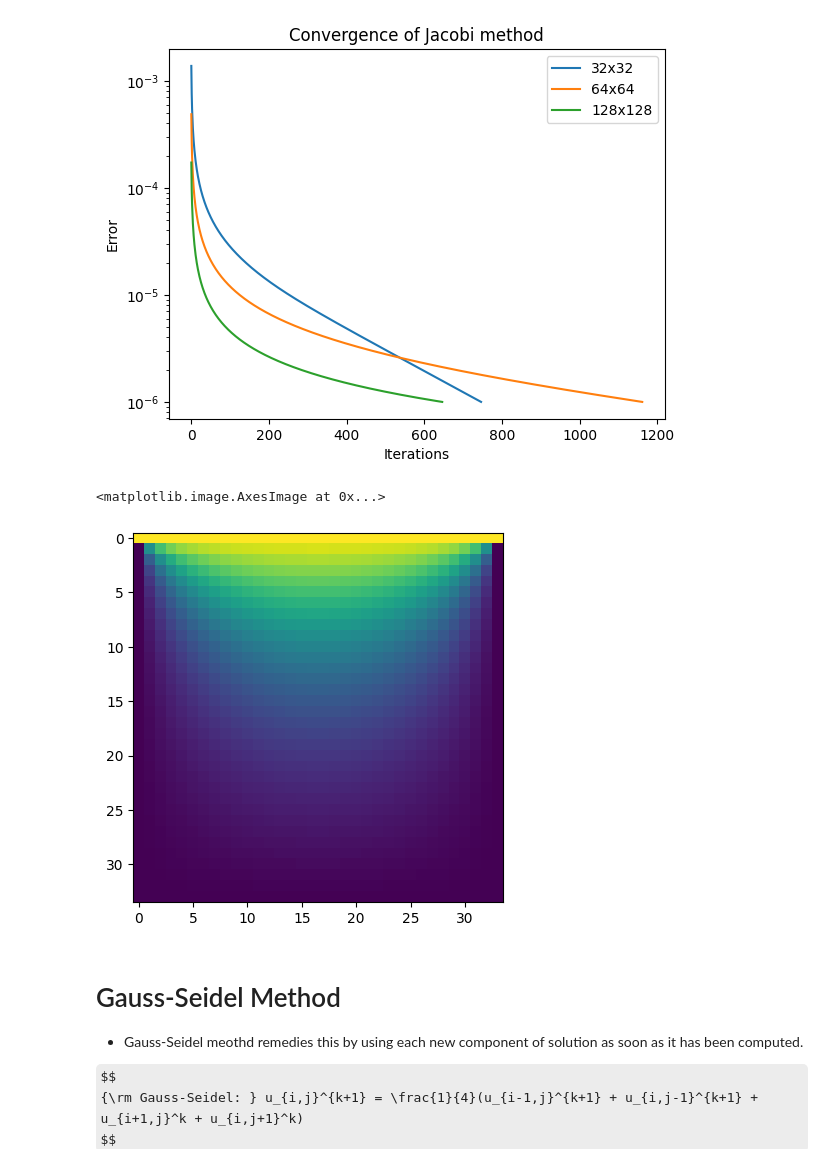
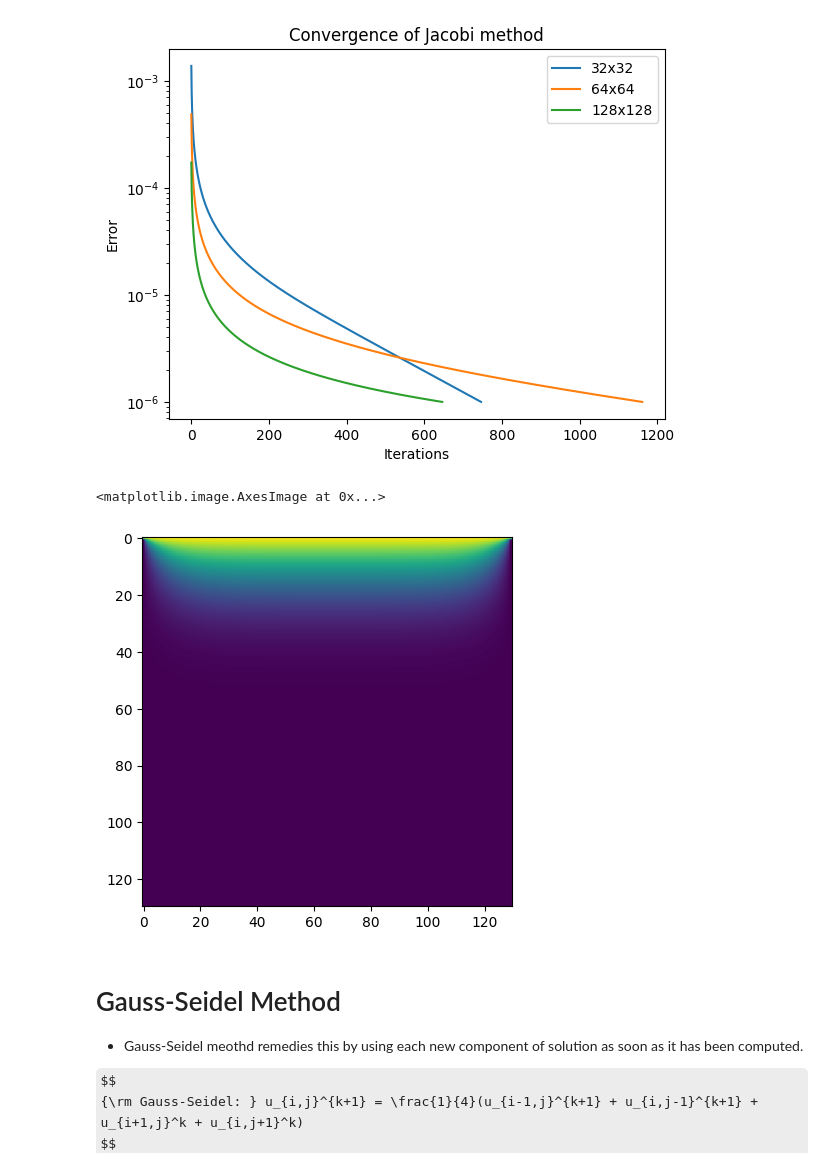
Before and after one commit to patty447/computationalPhysics-112, a Jupyter notebook: project3/project3_demo5.ipynb, the cells around one changed output. Cells and saved outputs as stored; diff of their text form; code cells hidden in the pictures; some formulas as TeX source.

```diff
--- a/project3/project3_demo5.ipynb
+++ b/project3/project3_demo5.ipynb
@@ -127,8 +144,8 @@ def initialize_grid(N):
 def jacobi_iteration(u_old):
     nx, ny = u_old.shape
     u_new = np.zeros_like(u_old)
-    for i in range(1, nx-1 ):
-        for j in range(1, ny-1 ):
+    for i in prange(1, nx-1 ):
+        for j in prange(1, ny-1 ):
             u_new[i, j] = 0.25 * (u_old[i - 1, j] + u_old[i, j - 1] + u_old[i + 1, j] + u_old[i, j + 1])
     return u_new
 
@@ -150,6 +167,7 @@ def relax(N, tolerance=1e-6, max_iterations=10000):
             break
     return u, error_history
 
+
 # Main function to run and plot the relaxation process
 def main():
     sizes = [32, 64, 128]
@@ -169,11 +187,11 @@ if __name__ == "__main__":
 # %% [output]
 [figure]
 # %%
-u,error=relax(N=32)
+u,error=relax(N=128)
 plt.imshow(u)
 # %% [output]
 <matplotlib.image.AxesImage at 0x...>
-[figure, old version]
+[figure, new version]
 # %% [markdown]
 # Gauss-Seidel Method
 
```
Also changed, not shown: parts of 7 cells of this notebook, 1 other file.
